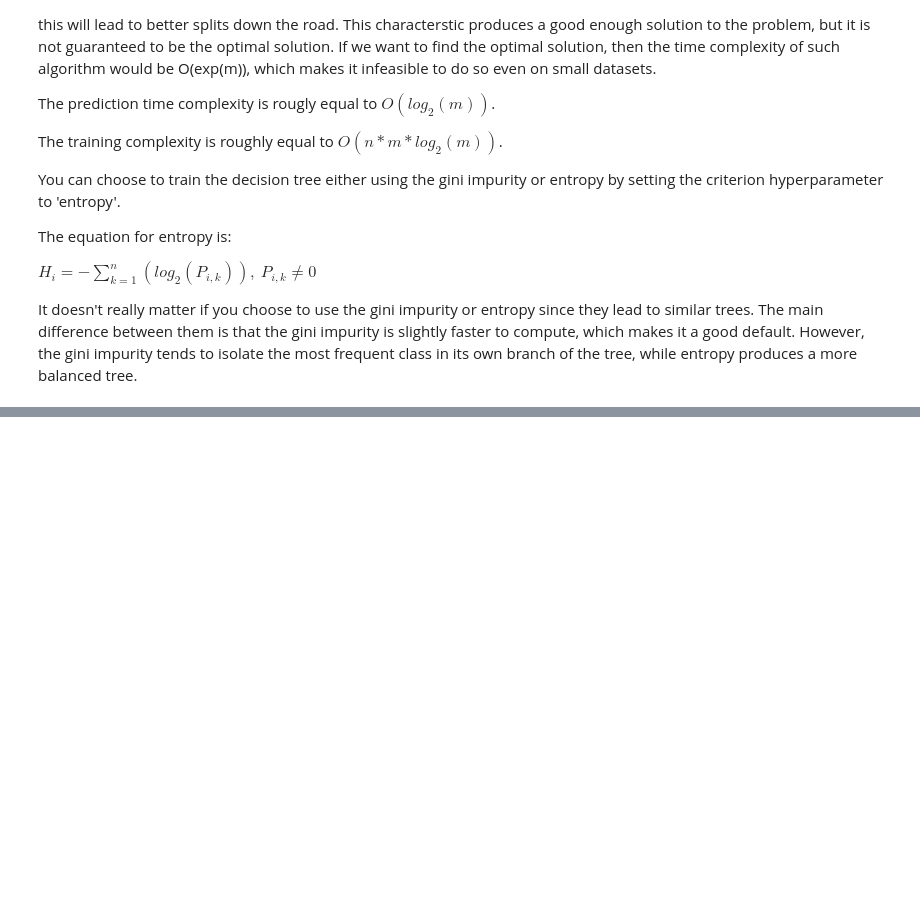
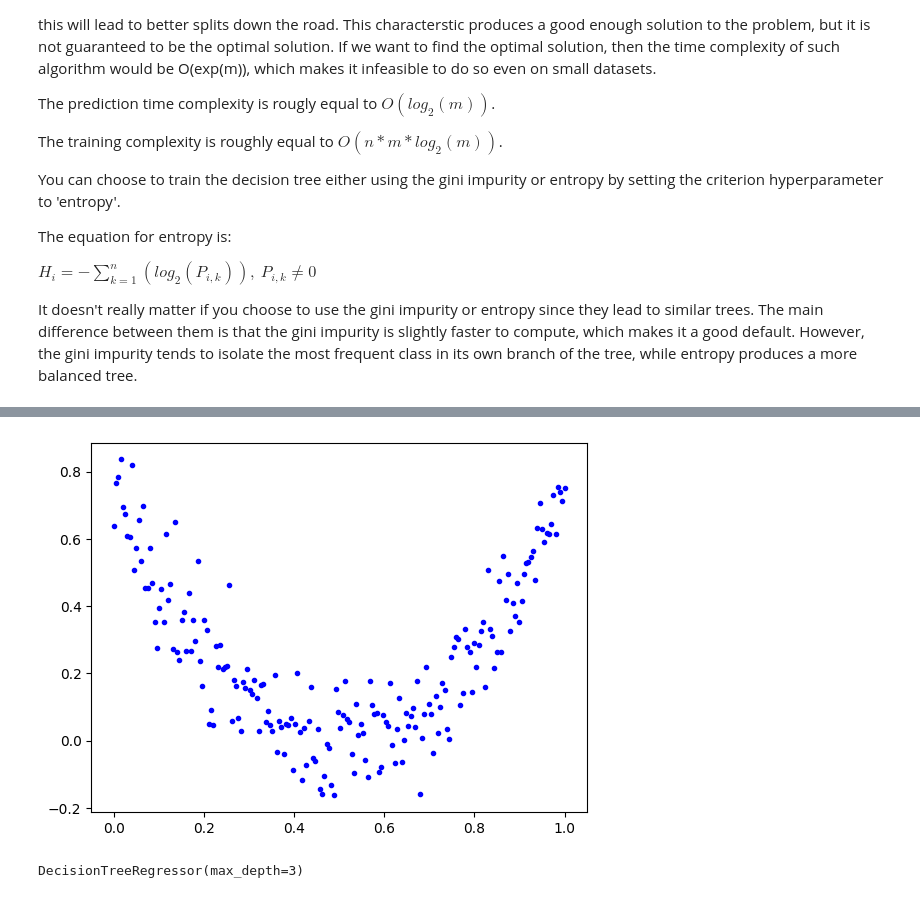
Before and after one commit to Thoalfeqar-gata/Hands-on-machine-learing-, a Jupyter notebook: decision trees/main.ipynb, the cells around one changed output, grey strips where cells are left out. Cells and saved outputs as stored; diff of their text form; code cells hidden in the pictures; blank space fills up the shorter version.

Commit message:
Finished decision trees regression

```diff
--- a/decision trees/main.ipynb
+++ b/decision trees/main.ipynb
@@ -81,0 +94,23 @@ __Note:__ Increasing the hyperparamters that begin with min_ or reducing the max
+# %%
+import numpy as np
+from matplotlib import pyplot as plt
+m = 200
+X = np.linspace(0, 1, m)
+y = np.zeros(shape = X.shape)
+for i in range(m):
+    y[i] = 3*(X[i] - 0.5)**2 + np.random.randn()*0.1
+# %%
+plt.plot(X, y, 'b.')
+plt.show()
+# %% [output]
+[figure, added]
+# %%
+from sklearn.tree import DecisionTreeRegressor
+X = np.expand_dims(X, axis = -1)
+y = np.expand_dims(y, axis = -1)
+decision_tree_reg_2 = DecisionTreeRegressor(max_depth = 2)
+decision_tree_reg_2.fit(X, y)
+decision_tree_reg_3 = DecisionTreeRegressor(max_depth = 3)
+decision_tree_reg_3.fit(X, y)
+# %% [output]
+DecisionTreeRegressor(max_depth=3)
```
Also changed, not shown: parts of 10 cells of this notebook.
